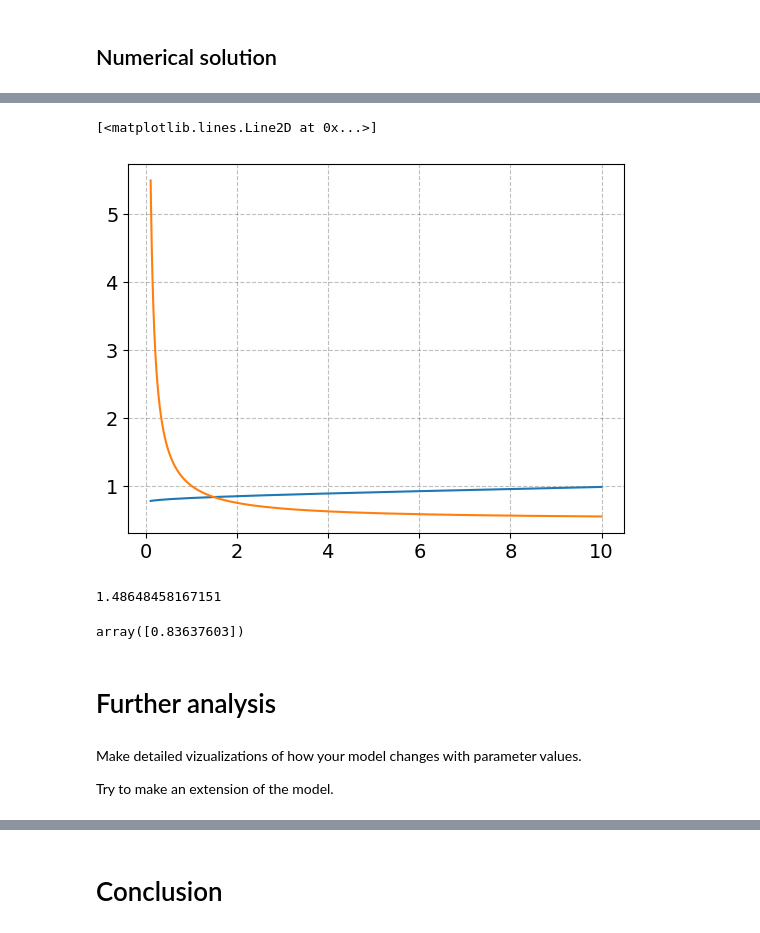
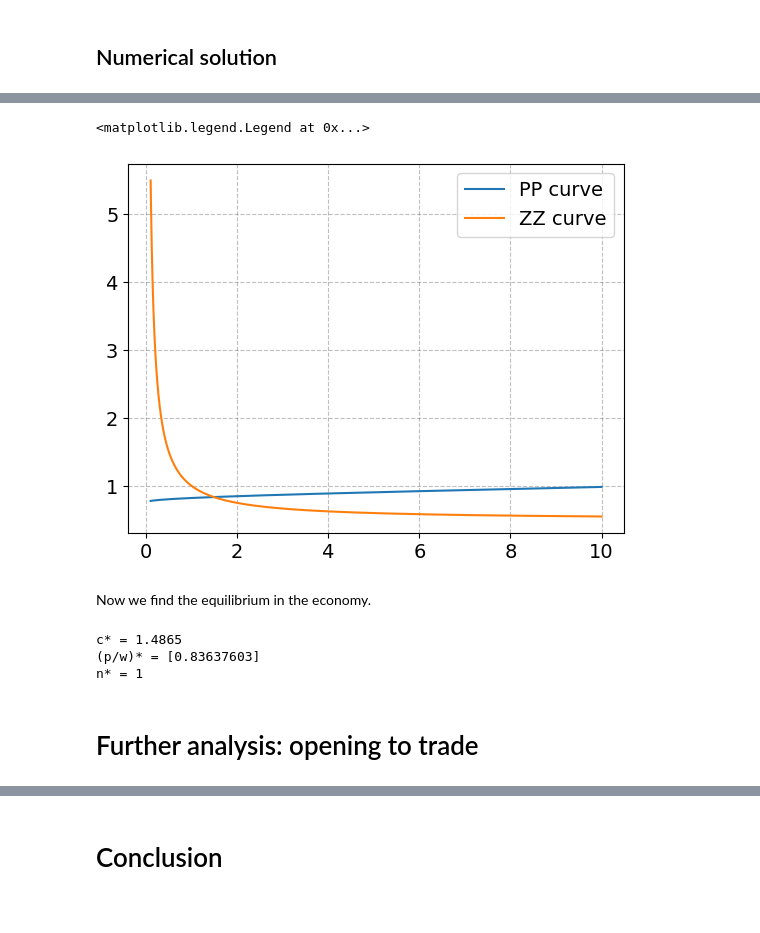
Before and after one commit to NumEconCopenhagen/projects-2023-virginia-rebecca, a Jupyter notebook: modelproject/modelproject.ipynb, the cells around one changed output, grey strips where cells are left out. Cells and saved outputs as stored; diff of their text form; code cells hidden in the pictures.

```diff
--- a/modelproject/modelproject.ipynb
+++ b/modelproject/modelproject.ipynb
@@ -259,18 +251,24 @@ ax.scatter(consumption_function, price2/model.par.w)
 # %%
+# Interpolate values to obtain the PP Function
 interp_func1 = interpolate.RegularGridInterpolator([consumption_function], tr2/model.par.w,
                                                   bounds_error=False,
                                                   fill_value=None)
 
+# Interpolate values to obtain the ZZ Function
 interp_func2 = interpolate.RegularGridInterpolator([consumption_function], price2/model.par.w,
                                                   bounds_error=False,
                                                   fill_value=None)
 fig = plt.figure()
 axx = fig.add_subplot(1,1,1)
-axx.plot(consumption_function, tr2/model.par.w)
-axx.plot(consumption_function, price2/model.par.w)
+c_grid = interp_func(p_grid)
+line1 = axx.plot(consumption_function, interp_func1(c_grid))
+line2 = axx.plot(consumption_function, interp_func2(c_grid))
+axx.legend(['PP curve', 'ZZ curve'])
 # %% [output]
-[<matplotlib.lines.Line2D at 0x...>]
+<matplotlib.legend.Legend at 0x...>
-[figure, old version]
+[figure, new version]
+# %% [markdown]
+Now we find the equilibrium in the economy.
 # %%
 # Obtain the difference between the two curves
 def eq(x):
@@ -278,17 +276,19 @@ def eq(x):
 
 # Find root of the difference i.e. equilibrium consumption
 res = optimize.root_scalar(eq,bracket=[0.5,5])
-print(res.root)
+c_eq = res.root
+print(f'c* = {c_eq:.4f}')
+
+# Find p/w at the equilibrium
+pw_eq = interp_func1([res.root])
+print('(p/w)* =', pw_eq)
+
+# Find number of firms at equilibrium
+N = model.number(c_eq)
+print(f'n* = {N}')
 # %% [output]
-1.48648458167151
+c* = 1.4865
+(p/w)* = [0.83637603]
+n* = 1
-# %%
-# Find p/w at the equilibrium
-interp_func1([res.root])
-# %% [output]
-array([0.83637603])
 # %% [markdown]
-# Further analysis
+# Further analysis: opening to trade
-# %% [markdown]
-Make detailed vizualizations of how your model changes with parameter values.
-
-Try to make an extension of the model.
```
Also changed, not shown: parts of 25 cells of this notebook, 2 other files.
